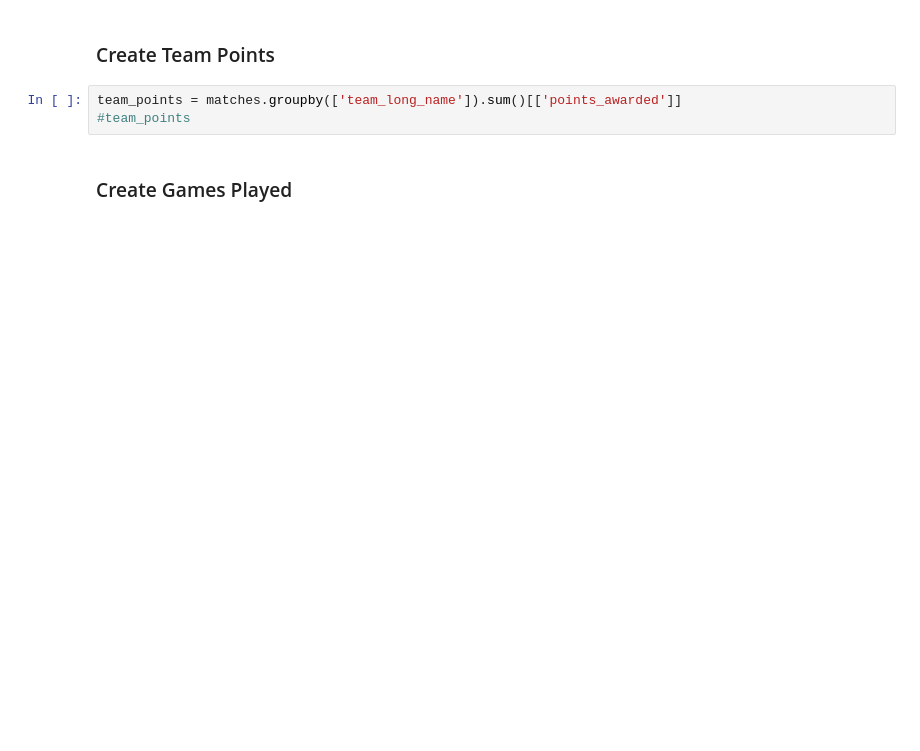
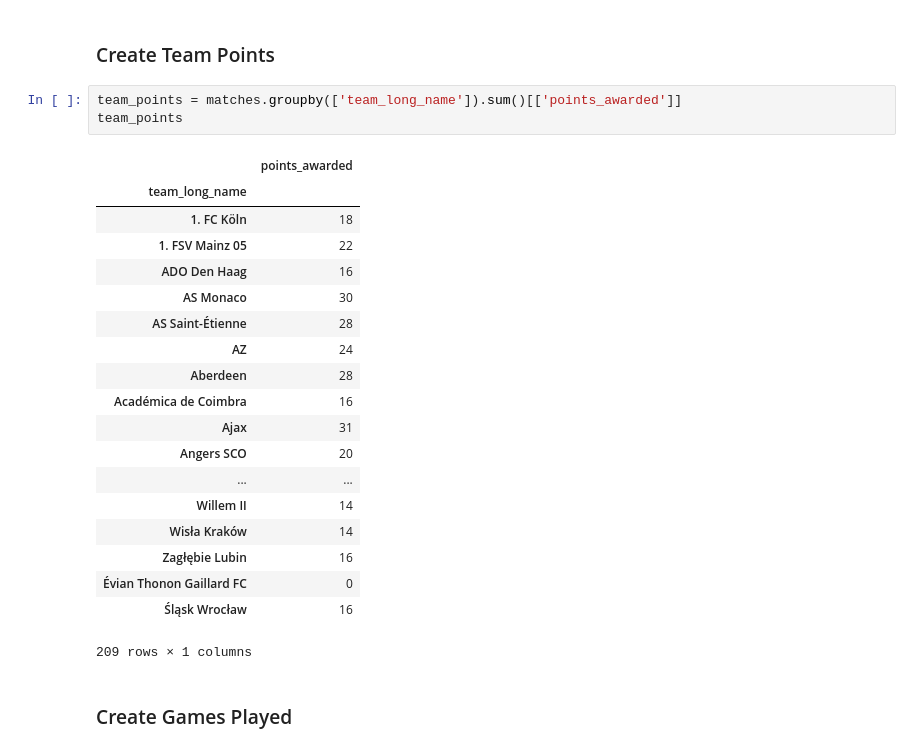
Before and after one commit to GarrettMarkScott/European_Soccer_Exploring, a Jupyter notebook: European Soccer Data.ipynb, the cells around one changed output. Cells and saved outputs as stored; diff of their text form; blank space fills up the shorter version.

```diff
--- a/European Soccer Data.ipynb
+++ b/European Soccer Data.ipynb
@@ -341,7 +359,27 @@ matches.groupby(['team_long_name'])
 ### Create Team Points
 # %%
 team_points = matches.groupby(['team_long_name']).sum()[['points_awarded']]
-#team_points
+team_points
+# %% [output]
+|  | points_awarded |
+| team_long_name |  |
+| 1. FC Köln | 18 |
+| 1. FSV Mainz 05 | 22 |
+| ADO Den Haag | 16 |
+| AS Monaco | 30 |
+| AS Saint-Étienne | 28 |
+| AZ | 24 |
+| Aberdeen | 28 |
+| Académica de Coimbra | 16 |
+| Ajax | 31 |
+| Angers SCO | 20 |
+| ... | ... |
+| Willem II | 14 |
+| Wisła Kraków | 14 |
+| Zagłębie Lubin | 16 |
+| Évian Thonon Gaillard FC | 0 |
+| Śląsk Wrocław | 16 |
+209 rows × 1 columns
 # %% [markdown]
 ### Create Games Played
 # %%
```
Also changed, not shown: parts of 6 cells of this notebook.
